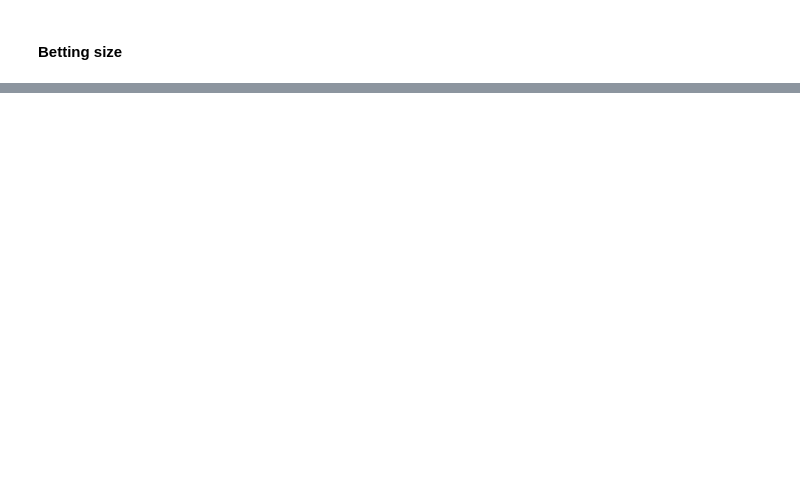
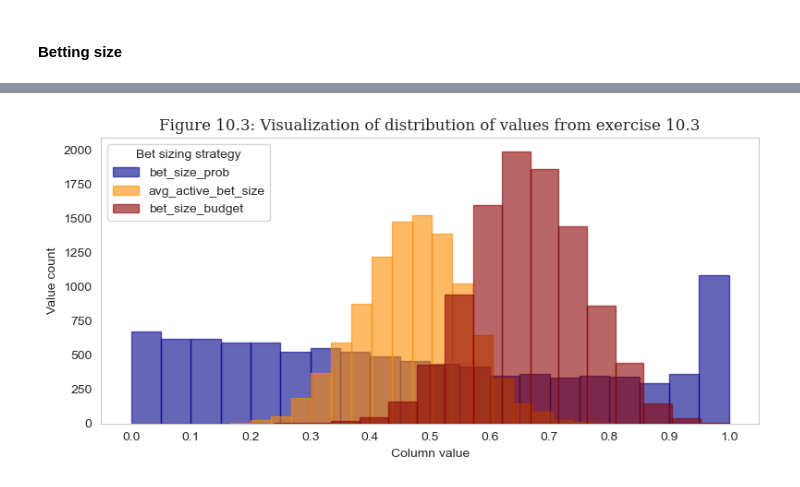
Before and after one commit to Tommylee1013/FinancialMachineLearning, a Jupyter notebook: Notes/Machine Learning Modeling/Betting_size.ipynb, the cells around one changed output, grey strips where cells are left out. Drawn from its saved outputs; the diff is of its cells as text; code cells hidden in the pictures; blank space fills up the shorter version.

```diff
--- a/Notes/Machine Learning Modeling/Betting_size.ipynb
+++ b/Notes/Machine Learning Modeling/Betting_size.ipynb
@@ -44,0 +106,13 @@ plt.show()
+# %%
+events_10_3 = events_2_classes.copy()
+concurrent_bets = get_concurrent_sides(events_10_3['t1'], events_10_3['side'])
+active_long_max, active_short_max = concurrent_bets['active_long'].max(), concurrent_bets['active_short'].max()
+print(f"  10.3(a) Maximum number of concurrent long bets: {active_long_max}")
+print(f"  10.3(b) Maximum number of concurrent short bets: {active_short_max}")
+
+# 10.3(c) Bet size as difference between fractions of concurrent long and short bets
+# Handle possible division by zero.
+df_budget = bet_size_budget(events_10_3['t1'], events_10_3['side'])
+df_budget = df_budget.rename(columns={'bet_size': 'bet_size_budget'})
+
+display(df_budget.head(10))
@@ -44,0 +133,21 @@ plt.show()
+# %%
+betsizes_10_3 = events_2_classes[['bet_size_prob', 'avg_active_bet_size']].copy()
+betsizes_10_3['bet_size_budget'] = df_budget['bet_size_budget'].copy()
+
+# Start plotting code.
+fig_10_3, ax_10_3 = plt.subplots(figsize=(8, 4))
+colors = iter(['darkblue','darkorange','darkred'])
+n_bins = 20
+for i, col in enumerate(['bet_size_prob', 'avg_active_bet_size', 'bet_size_budget']):
+    coo = colors.__next__()
+    ax_10_3.hist(betsizes_10_3[col], bins=n_bins, alpha = 0.6, color = coo, label=col, edgecolor = coo)
+ax_10_3.set_xticks([i/10 for i in range(11)])
+ax_10_3.set_xlabel("Column value")
+ax_10_3.set_ylabel("Value count")
+ax_10_3.set_title("Figure 10.3: Visualization of distribution of values from exercise 10.3", fontsize=12, fontfamily='Serif')
+ax_10_3.legend(loc="upper left", title="Bet sizing strategy")
+fig_10_3.tight_layout()
+ax_10_3.grid(False)
+plt.show()
+# %% [output]
+[figure, added]
```
Also changed, not shown: parts of 11 cells of this notebook.
